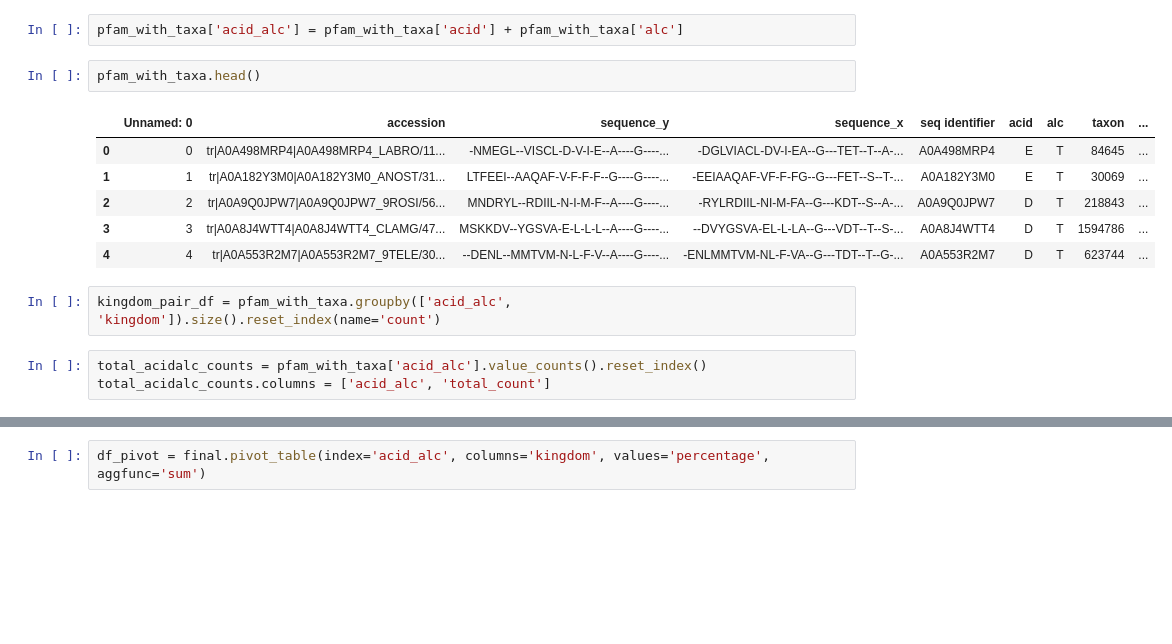
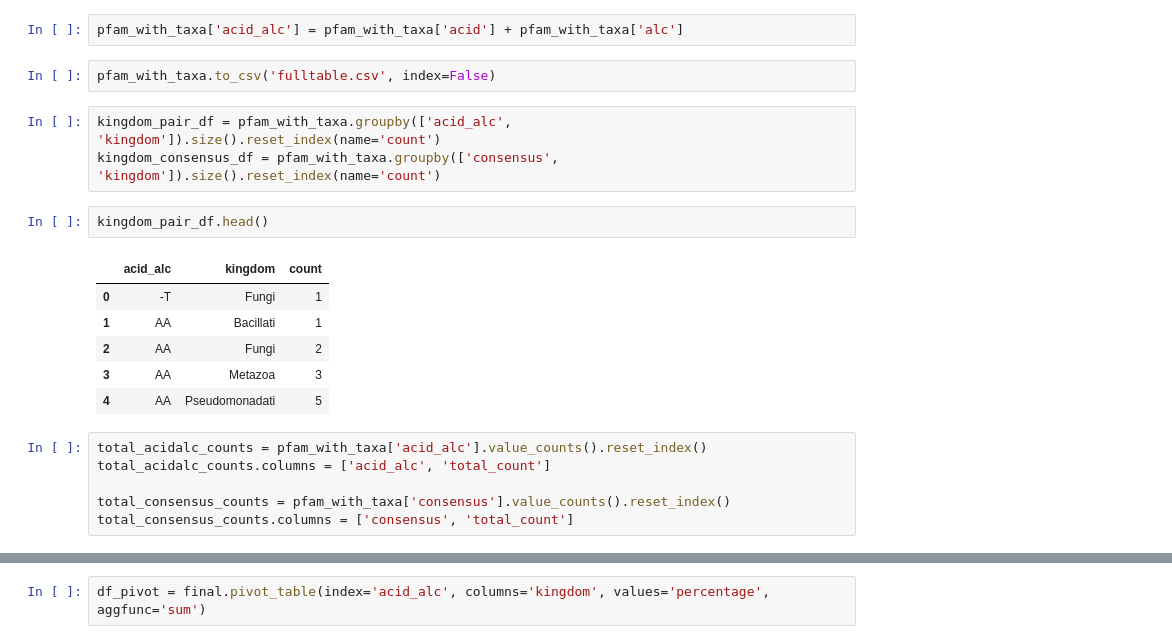
Before and after one commit to aleciagee/ihelix-residues-analysis, a Jupyter notebook: analysis/pfam_tax/pfam_r1r2_taxonomy.ipynb, the cells around one changed output, grey strips where cells are left out. Cells and saved outputs as stored; diff of their text form; blank space fills up the shorter version.

Commit message:
Taxonomy updates

```diff
--- a/analysis/pfam_tax/pfam_r1r2_taxonomy.ipynb
+++ b/analysis/pfam_tax/pfam_r1r2_taxonomy.ipynb
@@ -225,16 +250,22 @@ print(pfam_with_taxa.head())
 # %%
 pfam_with_taxa['acid_alc'] = pfam_with_taxa['acid'] + pfam_with_taxa['alc']
+# %%
+pfam_with_taxa.to_csv('fulltable.csv', index=False)
+# %%
+kingdom_pair_df = pfam_with_taxa.groupby(['acid_alc', 'kingdom']).size().reset_index(name='count')
+kingdom_consensus_df = pfam_with_taxa.groupby(['consensus', 'kingdom']).size().reset_index(name='count')
 # %%
-pfam_with_taxa.head()
+kingdom_pair_df.head()
 # %% [output]
-|  | Unnamed: 0 | accession | sequence_y | sequence_x | seq identifier | acid | alc | taxon | ... |
-| 0 | 0 | tr|A0A498MRP4|A0A498MRP4_LABRO/11... | -NMEGL--VISCL-D-V-I-E--A----G----... | -DGLVIACL-DV-I-EA--G---TET--T--A-... | A0A498MRP4 | E | T | 84645 | ... |
-| 1 | 1 | tr|A0A182Y3M0|A0A182Y3M0_ANOST/31... | LTFEEI--AAQAF-V-F-F-F--G----G----... | -EEIAAQAF-VF-F-FG--G---FET--S--T-... | A0A182Y3M0 | E | T | 30069 | ... |
-| 2 | 2 | tr|A0A9Q0JPW7|A0A9Q0JPW7_9ROSI/56... | MNDRYL--RDIIL-N-I-M-F--A----G----... | -RYLRDIIL-NI-M-FA--G---KDT--S--A-... | A0A9Q0JPW7 | D | T | 218843 | ... |
-| 3 | 3 | tr|A0A8J4WTT4|A0A8J4WTT4_CLAMG/47... | MSKKDV--YGSVA-E-L-L-L--A----G----... | --DVYGSVA-EL-L-LA--G---VDT--T--S-... | A0A8J4WTT4 | D | T | 1594786 | ... |
-| 4 | 4 | tr|A0A553R2M7|A0A553R2M7_9TELE/30... | --DENL--MMTVM-N-L-F-V--A----G----... | -ENLMMTVM-NL-F-VA--G---TDT--T--G-... | A0A553R2M7 | D | T | 623744 | ... |
+|  | acid_alc | kingdom | count |
+| 0 | -T | Fungi | 1 |
+| 1 | AA | Bacillati | 1 |
+| 2 | AA | Fungi | 2 |
+| 3 | AA | Metazoa | 3 |
+| 4 | AA | Pseudomonadati | 5 |
-# %%
-kingdom_pair_df = pfam_with_taxa.groupby(['acid_alc', 'kingdom']).size().reset_index(name='count')
 # %%
 total_acidalc_counts = pfam_with_taxa['acid_alc'].value_counts().reset_index()
 total_acidalc_counts.columns = ['acid_alc', 'total_count']
+
+total_consensus_counts = pfam_with_taxa['consensus'].value_counts().reset_index()
+total_consensus_counts.columns = ['consensus', 'total_count']
```
Also changed, not shown: parts of 35 cells of this notebook, 6 other files.
